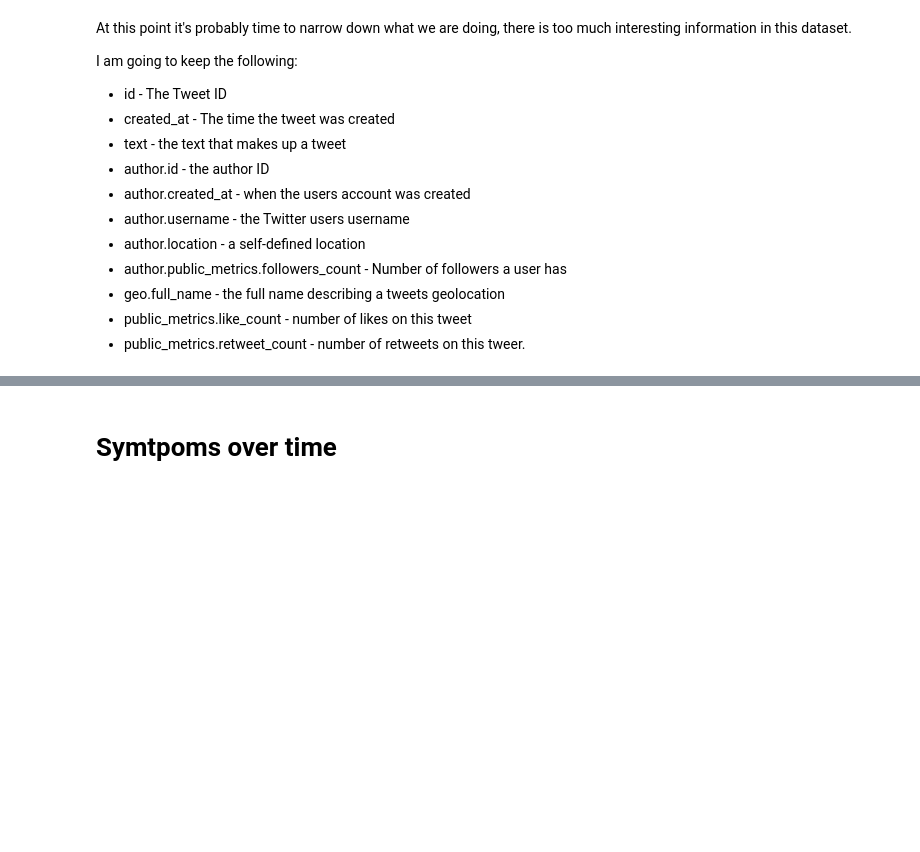
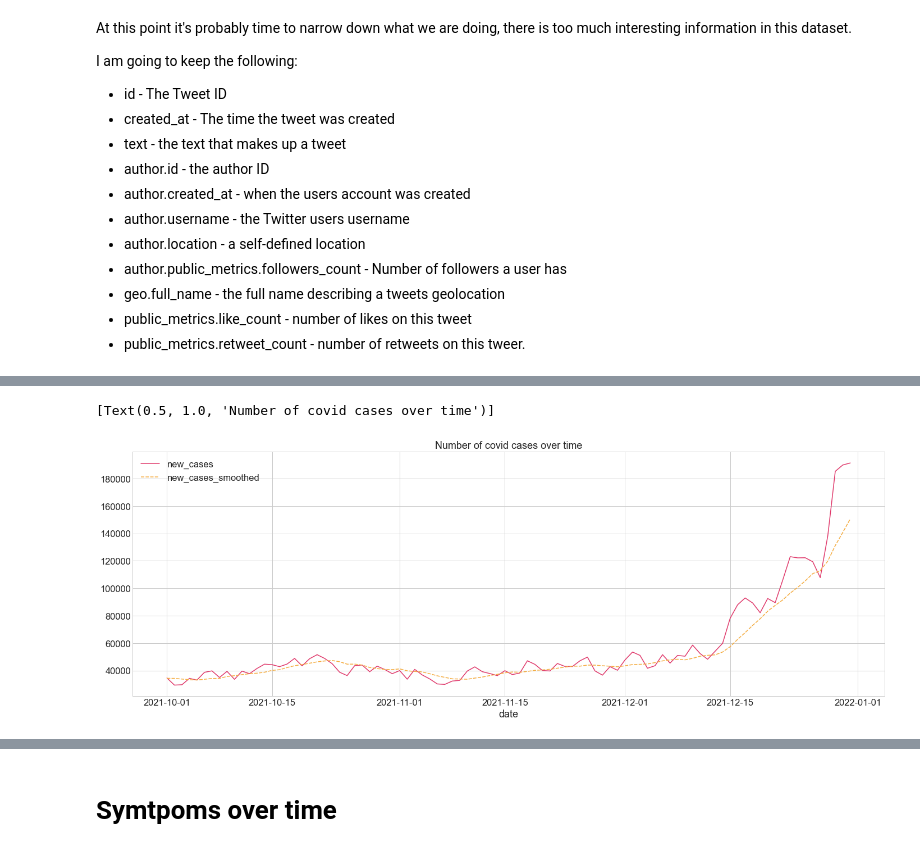
Before and after one commit to UKDataServiceOpen/working-with-twitter-data, a Jupyter notebook: HealthDemo/HealthTidyDemo.ipynb, the cells around one changed output, grey strips where cells are left out. Cells and saved outputs as stored; diff of their text form; code cells hidden in the pictures; blank space fills up the shorter version.

```diff
--- a/HealthDemo/HealthTidyDemo.ipynb
+++ b/HealthDemo/HealthTidyDemo.ipynb
@@ -21,3 +18,25 @@ import numpy as np # Support for matrices, and other table-like shapes
+# %%
+# Import our packages for data viz and UKDS color palette
+import pandas as pd
+import numpy as np
+import matplotlib.pyplot as plt
+import seaborn as sns
+
+# plot styles
+plt.style.use('seaborn-whitegrid')
+plt.rcParams.update({'font.size': 28,
+                    'figure.figsize':(28,12)})
+
+# set seaborn style
+sns.set(rc={'figure.figsize':(12,8)})
+sns.set(font_scale=1.5)
+
+# create UKDS color palette
+# colors = ['#E03A6C', '#F5AD42', '#6C2B76']
+colors = ['#E03A6C', '#F5AD42', '#ECE64B', '#449858', '#43A6C6', '#6C2B76']
+
+# use n_colors to allow the colors to cycle
+palette = sns.set_palette(sns.color_palette(colors), n_colors=100)
 # %%
 # Tweak default plotting styles
 import matplotlib.pyplot as plt
@@ -139,0 +153,5 @@ df.head()
+# %%
+sns.lineplot(data=covid).set(title='Number of covid cases over time')
+# %% [output]
+[Text(0.5, 1.0, 'Number of covid cases over time')]
+[figure, added]
```
Also changed, not shown: parts of 40 cells of this notebook, 1 other file.
